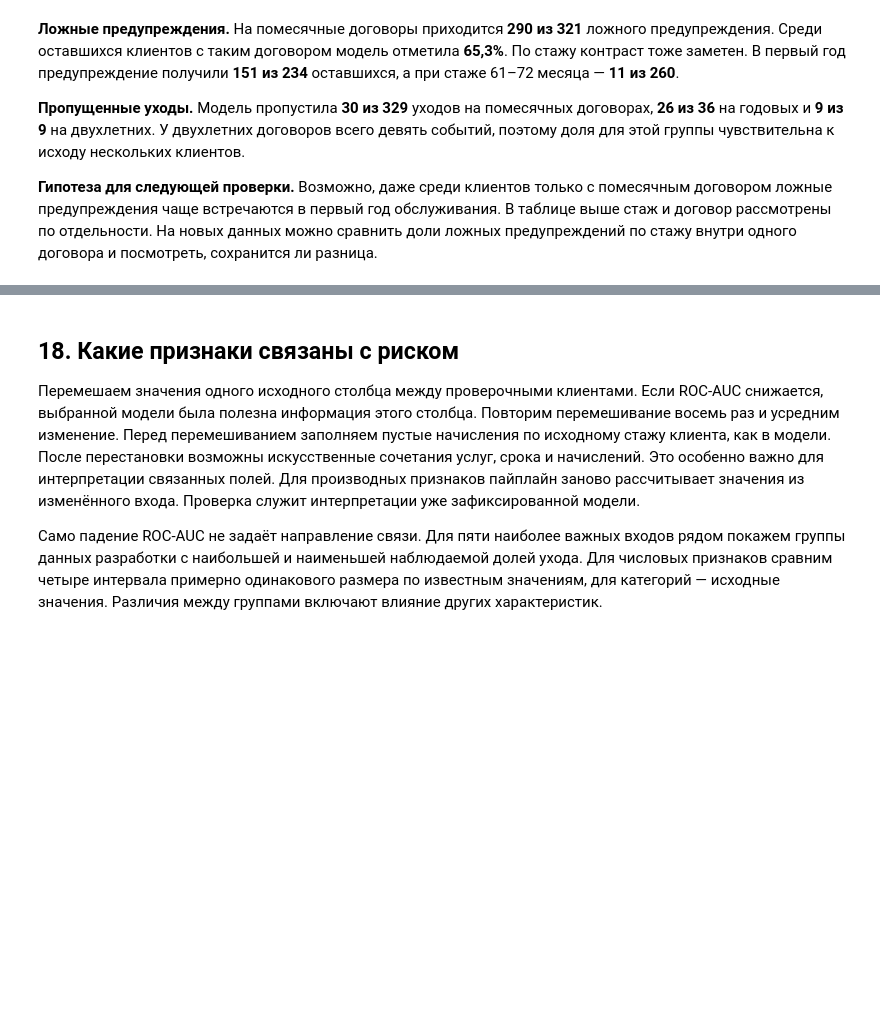
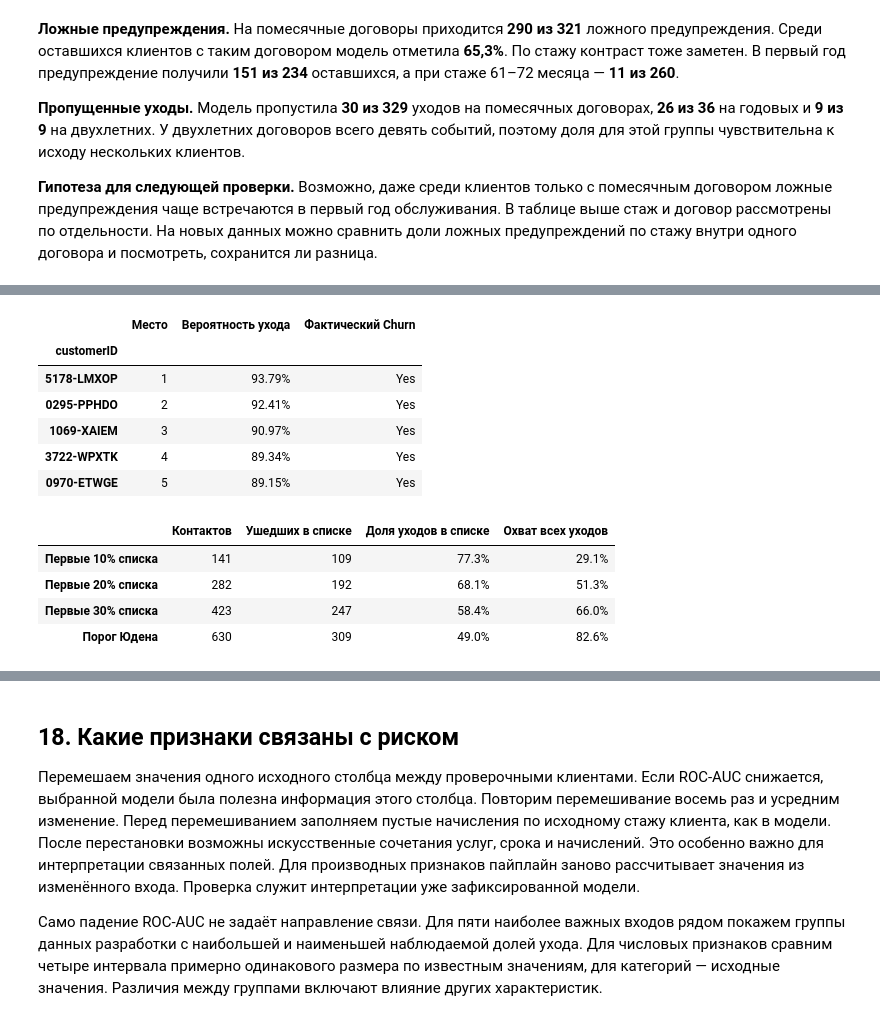
Before and after one commit to ozzzpo/imo-practicum, a Jupyter notebook: notebooks/final_modeling_shcherbakha.ipynb, the cells around one changed output, grey strips where cells are left out. Drawn from its saved outputs; the diff is of its cells as text; code cells hidden in the pictures; blank space fills up the shorter version.

```diff
--- a/notebooks/final_modeling_shcherbakha.ipynb
+++ b/notebooks/final_modeling_shcherbakha.ipynb
@@ -1591,0 +1581,43 @@ display(error_table)
+# %%
+ranked_clients = predictions.sort_values(
+    ["Вероятность ухода", "customerID"], ascending=[False, True],
+)
+top_clients = ranked_clients[["Вероятность ухода", "Фактический Churn"]].head(5).copy()
+top_clients.insert(0, "Место", np.arange(1, len(top_clients) + 1))
+top_clients["Вероятность ухода"] = top_clients["Вероятность ухода"].map("{:.2%}".format)
+display(top_clients)
+
+total_clients = len(ranked_clients)
+cumulative_churn = ranked_clients["Фактический Churn"].eq("Yes").cumsum()
+total_churned = int(cumulative_churn.iloc[-1])
+contact_budget = int(test_alert.sum())
+contact_options = pd.Series(
+    {f"Первые {share:.0%} списка": round(share * total_clients) for share in (0.10, 0.20, 0.30)},
+    name="Контактов",
+)
+contact_options.loc["Порог Юдена"] = contact_budget
+
+contact_summary = contact_options.to_frame()
+contact_summary["Ушедших в списке"] = cumulative_churn.iloc[contact_options.to_numpy() - 1].to_numpy()
+contact_summary["Доля уходов в списке"] = contact_summary["Ушедших в списке"] / contact_options
+contact_summary["Охват всех уходов"] = contact_summary["Ушедших в списке"] / total_churned
+assert total_churned == int(y_test.sum())
+assert contact_budget == tp + fp and contact_summary.loc["Порог Юдена", "Ушедших в списке"] == tp
+
+display(contact_summary.style.format({
+    "Доля уходов в списке": "{:.1%}",
+    "Охват всех уходов": "{:.1%}",
+}))
+# %% [output]
+|  | Место | Вероятность ухода | Фактический Churn |
+| customerID |  |  |  |
+| 5178-LMXOP | 1 | 93.79% | Yes |
+| 0295-PPHDO | 2 | 92.41% | Yes |
+| 1069-XAIEM | 3 | 90.97% | Yes |
+| 3722-WPXTK | 4 | 89.34% | Yes |
+| 0970-ETWGE | 5 | 89.15% | Yes |
+|  | Контактов | Ушедших в списке | Доля уходов в списке | Охват всех уходов |
+| Первые 10% списка | 141 | 109 | 77.3% | 29.1% |
+| Первые 20% списка | 282 | 192 | 68.1% | 51.3% |
+| Первые 30% списка | 423 | 247 | 58.4% | 66.0% |
+| Порог Юдена | 630 | 309 | 49.0% | 82.6% |
```
Also changed, not shown: parts of 16 cells of this notebook.
